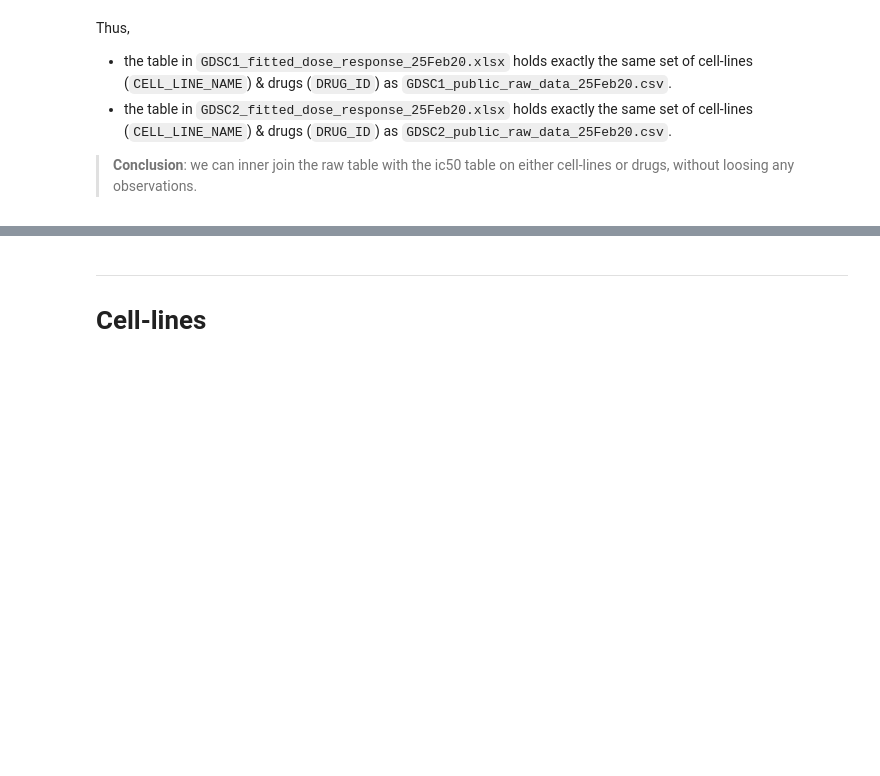
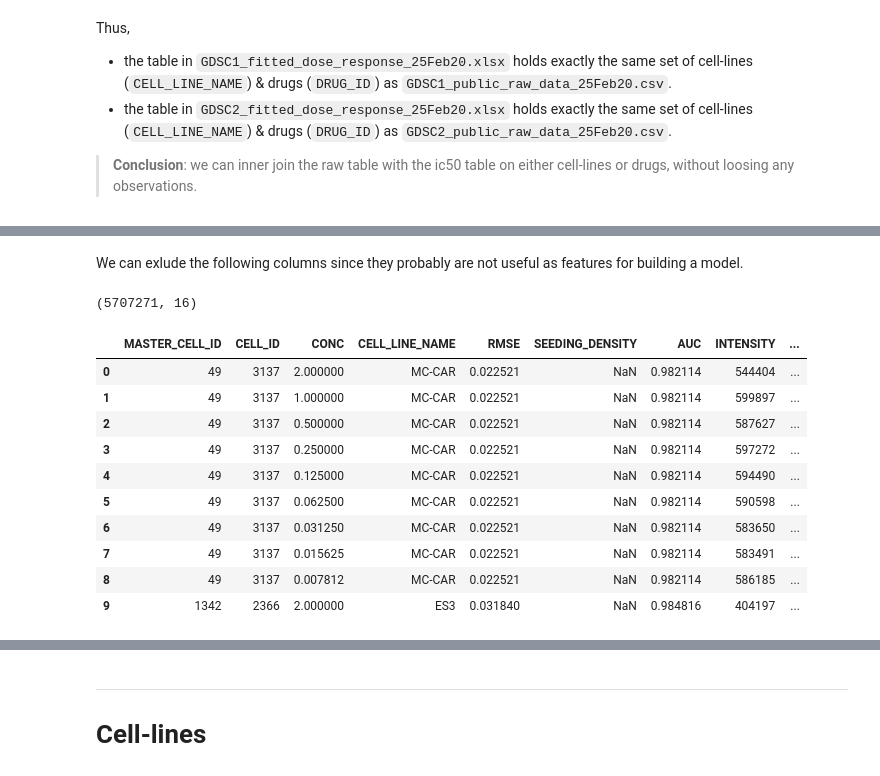
Before and after one commit to PeeteKeesel/gnn-for-drug-response-prediction, a Jupyter notebook: 02_GDSC_playground.ipynb, the cells around one changed output, grey strips where cells are left out. Saved outputs shown, nothing was run; the diff lists cells and outputs as text; code cells hidden in the pictures; blank space fills up the shorter version.

```diff
--- a/02_GDSC_playground.ipynb
+++ b/02_GDSC_playground.ipynb
@@ -530,0 +593,14 @@ Thus,
+# %%
+cols_to_join_on = ['CELL_LINE_NAME', 'DRUG_ID']
+gdsc_ic50_raw_join = gdsc_ic50s_join.merge(gdsc_raw_join,
+                                           on=cols_to_join_on,
+                                           how='left',
+                                           suffixes=['_ic50', '_raw'])
+print(gdsc_ic50_raw_join.shape)
+
+if gdsc_ic50_raw_join.shape[0] > gdsc_ic50s_join.shape[0]:
+    print(f"""There are multiple {cols_to_join_on} entries in the raw GDSC table which match with the IC50 GDSC table.
+        number of rows after left join   : {gdsc_ic50_raw_join.shape[0]}
+        number of rows in the IC50 table : {gdsc_ic50s_join.shape[0]}
+        number of rows in the raw table  : {gdsc_raw_join.shape[0]}
+    """)
@@ -530,0 +633,2 @@ Thus,
+# %% [markdown]
+We can exlude the following columns since they probably are not useful as features for building a model.
@@ -530,0 +659,20 @@ Thus,
+# %%
+gdsc_sparsed_cols = gdsc_ic50_raw_join[list(set(gdsc_ic50_raw_join.columns) - set(cols_to_exclude))]
+gdsc_sparsed_cols = gdsc_sparsed_cols.rename(columns={'COSMIC_ID_ic50': 'COSMIC_ID'})
+gdsc_sparsed_cols.shape
+# %% [output]
+(5707271, 16)
+# %%
+gdsc_sparsed_cols.head(10)
+# %% [output]
+|  | MASTER_CELL_ID | CELL_ID | CONC | CELL_LINE_NAME | RMSE | SEEDING_DENSITY | AUC | INTENSITY | ... |
+| 0 | 49 | 3137 | 2.000000 | MC-CAR | 0.022521 | NaN | 0.982114 | 544404 | ... |
+| 1 | 49 | 3137 | 1.000000 | MC-CAR | 0.022521 | NaN | 0.982114 | 599897 | ... |
+| 2 | 49 | 3137 | 0.500000 | MC-CAR | 0.022521 | NaN | 0.982114 | 587627 | ... |
+| 3 | 49 | 3137 | 0.250000 | MC-CAR | 0.022521 | NaN | 0.982114 | 597272 | ... |
+| 4 | 49 | 3137 | 0.125000 | MC-CAR | 0.022521 | NaN | 0.982114 | 594490 | ... |
+| 5 | 49 | 3137 | 0.062500 | MC-CAR | 0.022521 | NaN | 0.982114 | 590598 | ... |
+| 6 | 49 | 3137 | 0.031250 | MC-CAR | 0.022521 | NaN | 0.982114 | 583650 | ... |
+| 7 | 49 | 3137 | 0.015625 | MC-CAR | 0.022521 | NaN | 0.982114 | 583491 | ... |
+| 8 | 49 | 3137 | 0.007812 | MC-CAR | 0.022521 | NaN | 0.982114 | 586185 | ... |
+| 9 | 1342 | 2366 | 2.000000 | ES3 | 0.031840 | NaN | 0.984816 | 404197 | ... |
```
Also changed, not shown: parts of 27 cells of this notebook, 5 other files.
